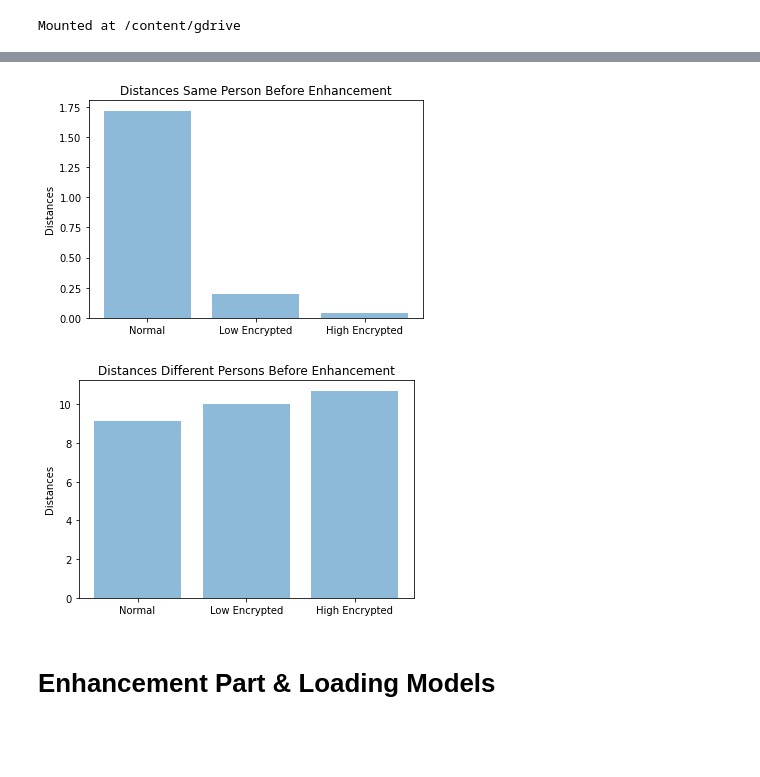
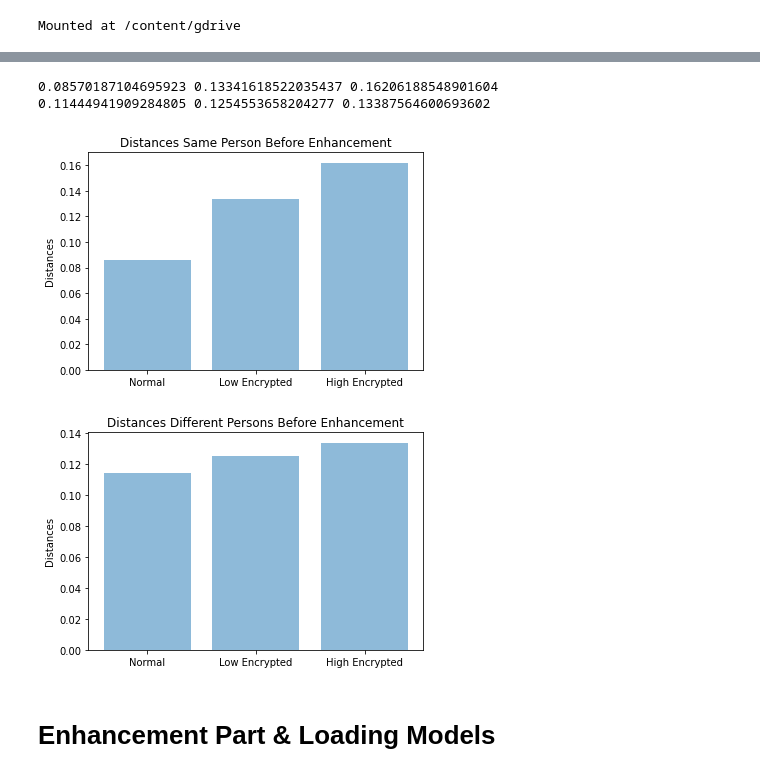
Before and after one commit to hazem-kamel/image_decryption_gan, a Jupyter notebook: Baseline_FaceRecognition.ipynb, the cells around one changed output, grey strips where cells are left out. Cells and saved outputs as stored; diff of their text form; code cells hidden in the pictures; blank space fills up the shorter version.

```diff
--- a/Baseline_FaceRecognition.ipynb
+++ b/Baseline_FaceRecognition.ipynb
@@ -35,24 +35,17 @@ def FaceRecognizer(filename1,filename2):
   filenameTest = folder + filename1
   filenameVerify= folder + filename2
   print(filename1,filename2)
-  if filename2.find("j2k_r") == -1 and filename2.find("j2k") == -1:
+  if filename2.find("j2k") == -1:
     TypeOfTest='normal'
   else:
     if(filename2.find("j2k_r") == -1):
           TypeOfTest='hardEncrypted'
     else:
           TypeOfTest='lowEncrypted'
-
   detected=DeepFace.verify(img1_path=filenameTest,img2_path=filenameVerify,model_name='Facenet',enforce_detection=False)
   if(filename1.split('_')[0] ==  filename2.split('_')[0]):
-    if(detected['verified']):
           return (TypeOfTest,1,detected['distance'],'same')
-    else:
-          return (TypeOfTest,-1,0,'same')
   else:
-    if(detected['verified']):
-          return (TypeOfTest,-1,0,'different')
-    else:
           return (TypeOfTest,1,detected['distance'],'different')
 # %%
 3# demonstrate face detection on 5 Celebrity Faces Dataset
@@ -66,6 +59,7 @@ x_axis=0
 normal_y_axis=0
 lowEncrypted_y_axis=0
 distances_normal=0
+k=0
 distances_normal_different=0
 distances_lowEncrypted=0
 distances_lowEncrypted_different=0
@@ -80,26 +74,21 @@ for filenameN in listdir(folder):
         if(filename != '.ipynb_checkpoints'):
           [TypeOfTest,value,distance,sameOrDiff] = FaceRecognizer(filenameN,filename)
           i+=1
+          k+=1
           if(TypeOfTest=='normal'):
             if(sameOrDiff=='same'):
-                      normal_y_axis+=value
                       distances_normal+=distance
             else:
-                      normal_y_axis+=value
                       distances_normal_different+=distance
           elif(TypeOfTest == 'lowEncrypted'):
             if(sameOrDiff == 'same'):
-              lowEncrypted_y_axis+=value
               distances_lowEncrypted+=distance
             else:
-              lowEncrypted_y_axis+=value
               distances_lowEncrypted_different+=distance
           else:
             if(sameOrDiff == 'same'):
-              highEncrypted_y_axis+=value
               distances_highEncrypted+=distance
             else:
-              highEncrypted_y_axis+=value
               distances_highEncrypted_different+=distance
 # %% [output]
 501195_490615.jpg 501195_490615.jpg
@@ -127,22 +116,26 @@ Streaming output truncated to the last 5000 lines.
 # %%
 plt.figure(1)
 objects = ('Normal', 'Low Encrypted','High Encrypted')
 y_pos = np.arange(len(objects))
-performance = [distances_normal/240,distances_lowEncrypted/240,distances_highEncrypted/240]
+performance = [distances_normal/k,distances_lowEncrypted/k,distances_highEncrypted/k]
 plt.bar(y_pos, performance, align='center', alpha=0.5)
 plt.xticks(y_pos, objects)
 plt.ylabel('Distances')
 plt.title('Distances Same Person Before Enhancement')
 plt.figure(2)
-performance_different_persons = [distances_normal_different/240,distances_lowEncrypted_different/240,distances_highEncrypted_different/240]
+performance_different_persons = [distances_normal_different/k,distances_lowEncrypted_different/k,distances_highEncrypted_different/k]
 plt.bar(y_pos, performance_different_persons, align='center', alpha=0.5)
 plt.xticks(y_pos, objects)
 plt.ylabel('Distances')
 plt.title('Distances Different Persons Before Enhancement')
+print(distances_normal/k,distances_lowEncrypted/k,distances_highEncrypted/k)
+print(distances_normal_different/k,distances_lowEncrypted_different/k,distances_highEncrypted_different/k)
 plt.show()
 # %% [output]
+0.08570187104695923 0.13341618522035437 0.16206188548901604
+0.11444941909284805 0.1254553658204277 0.13387564600693602
-[figure, old version]
+[figure, new version]
-[figure, old version]
+[figure, new version]
 # %% [markdown]
 # Enhancement Part & Loading Models
 # %%
```
Also changed, not shown: parts of 9 cells of this notebook.
